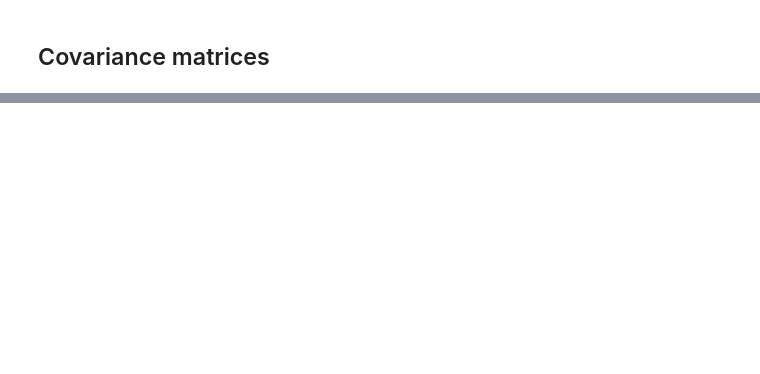
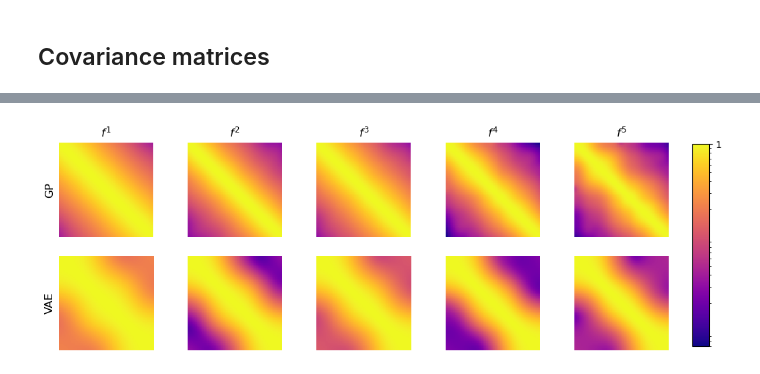
Before and after one commit to mtcairneyleeming/4yp, a Jupyter notebook: 02_PriorVAE_changed_training.ipynb, the cells around one changed output, grey strips where cells are left out. Cells and saved outputs as stored; diff of their text form; code cells hidden in the pictures; blank space fills up the shorter version.

Commit message:
better plots for 02

```diff
--- a/02_PriorVAE_changed_training.ipynb
+++ b/02_PriorVAE_changed_training.ipynb
@@ -53,7 +55,7 @@ args.update({ # so we can use the definition of n to define x
 
     "leaky_relu": False,
 
-    "pretrained_vae": False,
+    "pretrained_vae": True,
     "pregenerated_data": True,
 
     "length_prior_choice": "invgamma",
@@ -374,0 +319,9 @@ plt.show()
+# %%
+from plotting.plots import plot_correlation_grid
+
+
+fig = plot_correlation_grid(gp_draws, vae_draws)
+
+fig.savefig(f"gen_plots/02/" + gen_file_name("02", args, "correlations.png"), bbox_inches="tight", dpi=600)
+# %% [output]
+[figure, added]
```
Also changed, not shown: parts of 10 cells of this notebook, 1 other file.
